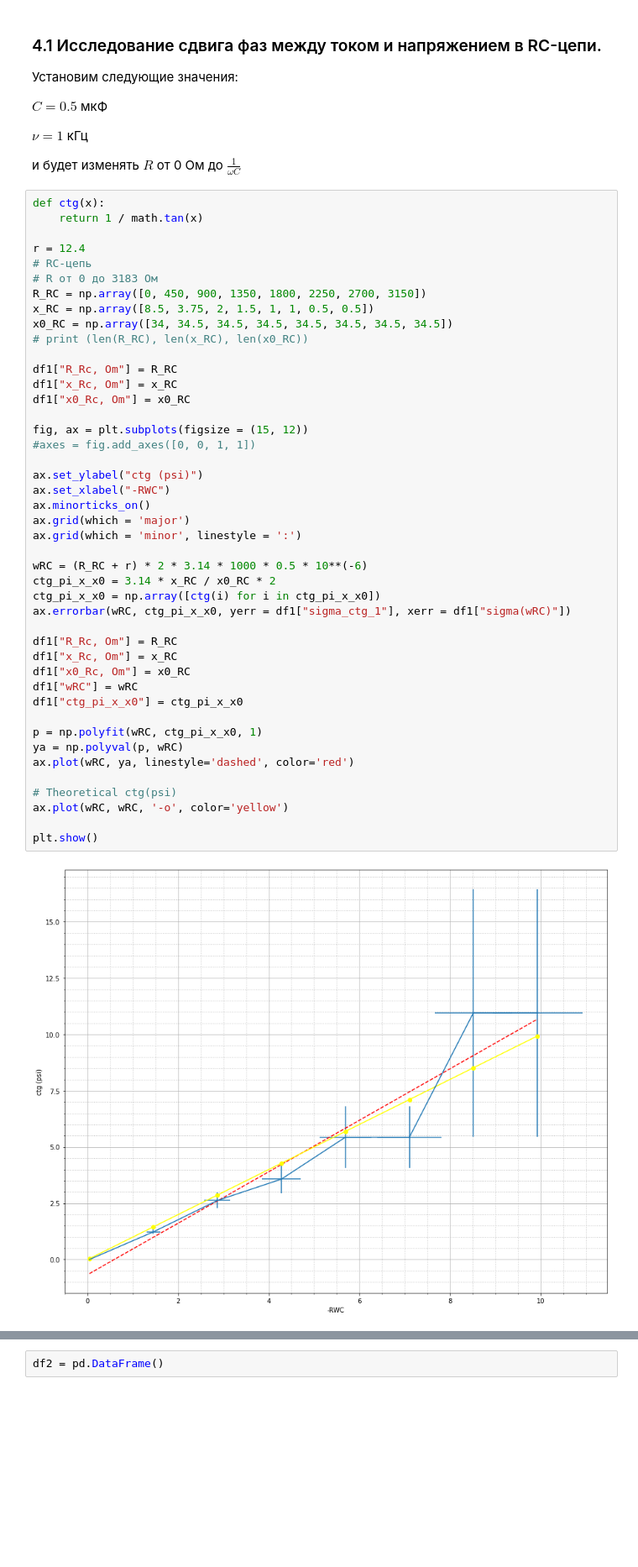
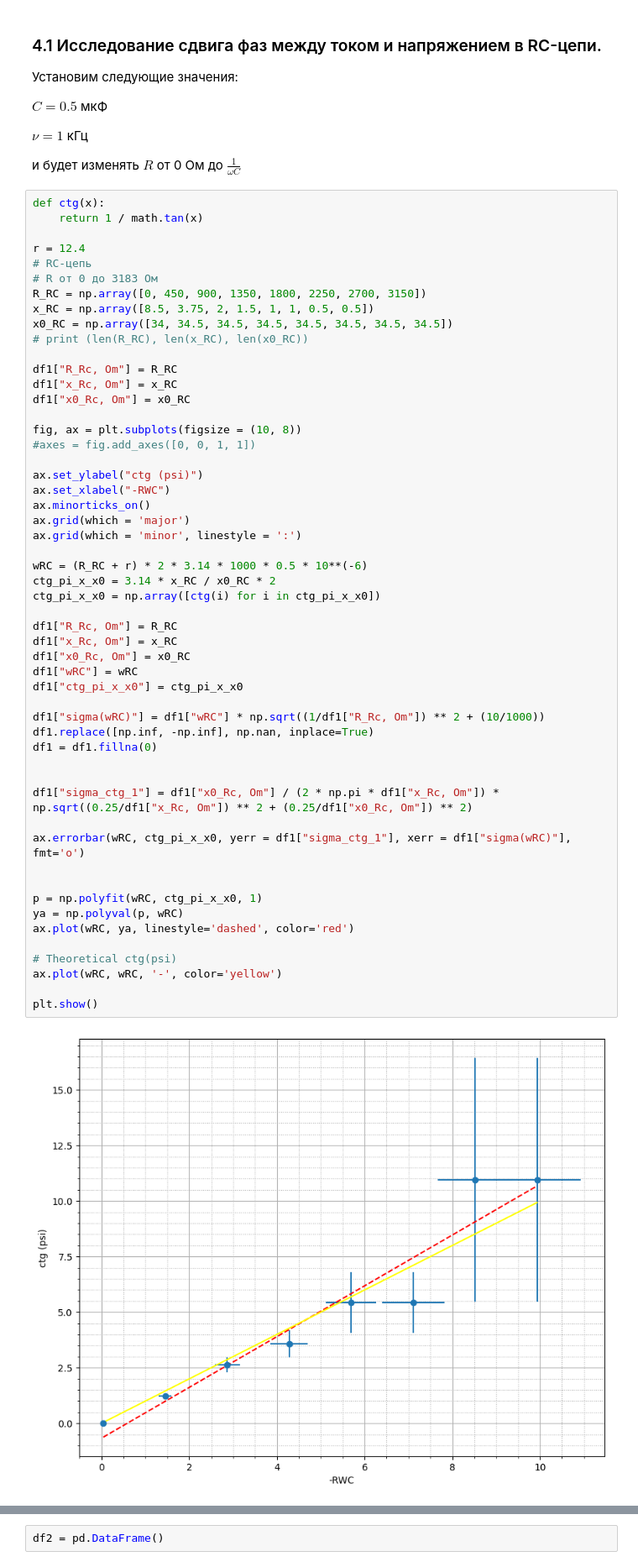
Before and after one commit to alexzhelyapov1/labs_mipt, a Jupyter notebook: 3.2.1/3.2.1.ipynb, the cells around one changed output, grey strips where cells are left out. Shown: that part at 84% size. Saved outputs shown, nothing was run; the diff lists cells and outputs as text; blank space fills up the shorter version.

```diff
--- a/3.2.1/3.2.1.ipynb
+++ b/3.2.1/3.2.1.ipynb
@@ -133,34 +133,43 @@ x0_RC = np.array([34, 34.5, 34.5, 34.5, 34.5, 34.5, 34.5, 34.5])
 df1["R_Rc, Om"] = R_RC
 df1["x_Rc, Om"] = x_RC
 df1["x0_Rc, Om"] = x0_RC
 
-fig, ax = plt.subplots(figsize = (15, 12))
+fig, ax = plt.subplots(figsize = (10, 8))
 #axes = fig.add_axes([0, 0, 1, 1])
 
 ax.set_ylabel("ctg (psi)")
 ax.set_xlabel("-RWC")
 ax.minorticks_on()
 ax.grid(which = 'major')
 ax.grid(which = 'minor', linestyle = ':')
 
 wRC = (R_RC + r) * 2 * 3.14 * 1000 * 0.5 * 10**(-6)
 ctg_pi_x_x0 = 3.14 * x_RC / x0_RC * 2
 ctg_pi_x_x0 = np.array([ctg(i) for i in ctg_pi_x_x0])
-ax.errorbar(wRC, ctg_pi_x_x0, yerr = df1["sigma_ctg_1"], xerr = df1["sigma(wRC)"])
 
 df1["R_Rc, Om"] = R_RC
 df1["x_Rc, Om"] = x_RC
 df1["x0_Rc, Om"] = x0_RC
 df1["wRC"] = wRC
 df1["ctg_pi_x_x0"] = ctg_pi_x_x0
 
+df1["sigma(wRC)"] = df1["wRC"] * np.sqrt((1/df1["R_Rc, Om"]) ** 2 + (10/1000))
+df1.replace([np.inf, -np.inf], np.nan, inplace=True)
+df1 = df1.fillna(0)
+
+
+df1["sigma_ctg_1"] = df1["x0_Rc, Om"] / (2 * np.pi * df1["x_Rc, Om"]) * np.sqrt((0.25/df1["x_Rc, Om"]) ** 2 + (0.25/df1["x0_Rc, Om"]) ** 2)
+
+ax.errorbar(wRC, ctg_pi_x_x0, yerr = df1["sigma_ctg_1"], xerr = df1["sigma(wRC)"], fmt='o')
+
+
 p = np.polyfit(wRC, ctg_pi_x_x0, 1)
 ya = np.polyval(p, wRC)
 ax.plot(wRC, ya, linestyle='dashed', color='red')
 
 # Theoretical ctg(psi)
-ax.plot(wRC, wRC, '-o', color='yellow')
+ax.plot(wRC, wRC, '-', color='yellow')
 
 plt.show()
 # %% [output]
-[figure, old version]
+[figure, new version]
```
Also changed, not shown: parts of 14 cells of this notebook, 1 other file.
